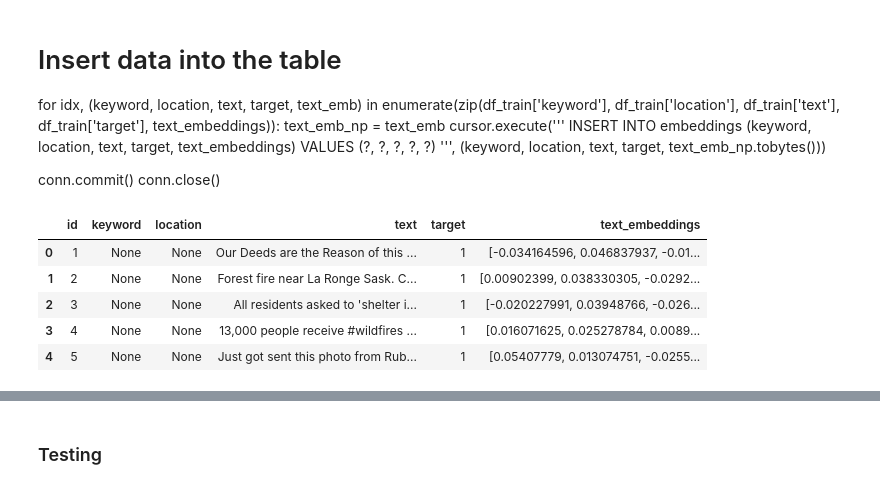
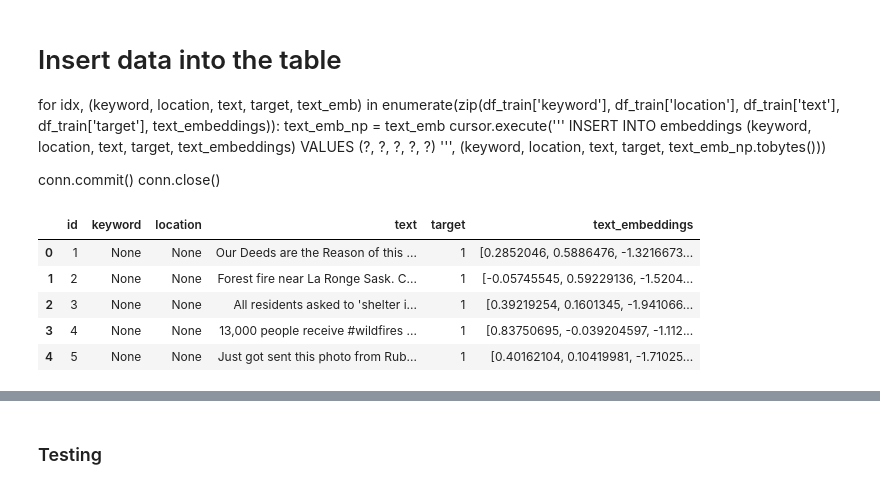
Before and after one commit to matthewlewis123/Disaster-prediction, a Jupyter notebook: Disaster_prediction.ipynb, the cells around one changed output, grey strips where cells are left out. Saved outputs shown, nothing was run; the diff lists cells and outputs as text; code cells hidden in the pictures.

```diff
--- a/Disaster_prediction.ipynb
+++ b/Disaster_prediction.ipynb
@@ -88,30 +88,30 @@ conn.close()
 # %%
 # Load the embeddings from the vector database
 def load_embeddings(db_path):
     conn = sqlite3.connect(db_path)
 
     query = 'SELECT * FROM embeddings'
     result = conn.execute(query).fetchall()
 
     columns = ['id', 'keyword', 'location', 'text', 'target', 'text_embeddings']
     df = pd.DataFrame(result, columns=columns)
 
     df['text_embeddings'] = df['text_embeddings'].apply(lambda x: np.frombuffer(x, dtype=np.float32))
 
     conn.close()
 
     return df
 
-db_path = 'df_train_gist_large.db'
+db_path = 'df_train_stella.db'
 training_df = load_embeddings(db_path)
 training_df.head()
 # %% [output]
 |  | id | keyword | location | text | target | text_embeddings |
-| 0 | 1 | None | None | Our Deeds are the Reason of this ... | 1 | [-0.034164596, 0.046837937, -0.01... |
-| 1 | 2 | None | None | Forest fire near La Ronge Sask. C... | 1 | [0.00902399, 0.038330305, -0.0292... |
-| 2 | 3 | None | None | All residents asked to 'shelter i... | 1 | [-0.020227991, 0.03948766, -0.026... |
-| 3 | 4 | None | None | 13,000 people receive #wildfires ... | 1 | [0.016071625, 0.025278784, 0.0089... |
-| 4 | 5 | None | None | Just got sent this photo from Rub... | 1 | [0.05407779, 0.013074751, -0.0255... |
+| 0 | 1 | None | None | Our Deeds are the Reason of this ... | 1 | [0.2852046, 0.5886476, -1.3216673... |
+| 1 | 2 | None | None | Forest fire near La Ronge Sask. C... | 1 | [-0.05745545, 0.59229136, -1.5204... |
+| 2 | 3 | None | None | All residents asked to 'shelter i... | 1 | [0.39219254, 0.1601345, -1.941066... |
+| 3 | 4 | None | None | 13,000 people receive #wildfires ... | 1 | [0.83750695, -0.039204597, -1.112... |
+| 4 | 5 | None | None | Just got sent this photo from Rub... | 1 | [0.40162104, 0.10419981, -1.71025... |
 # %%
 training_df = training_df.drop_duplicates(subset='text')
 # %%
```
Also changed, not shown: parts of 7 cells of this notebook, 1 other file.
